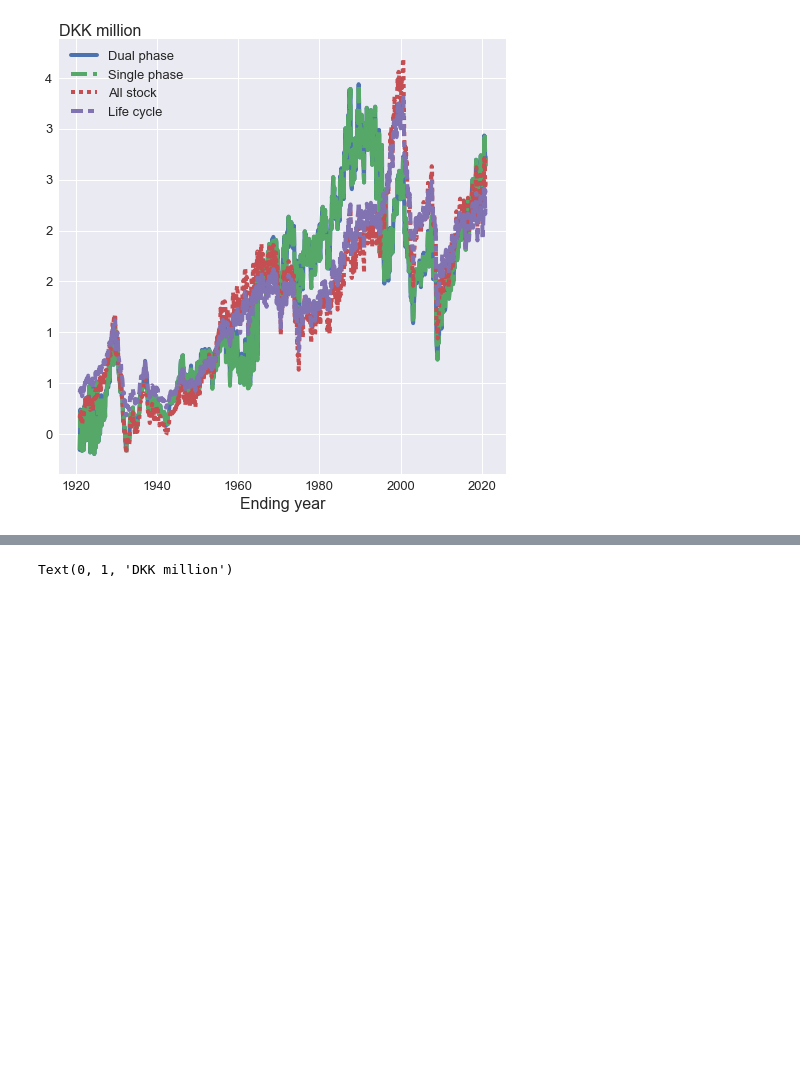
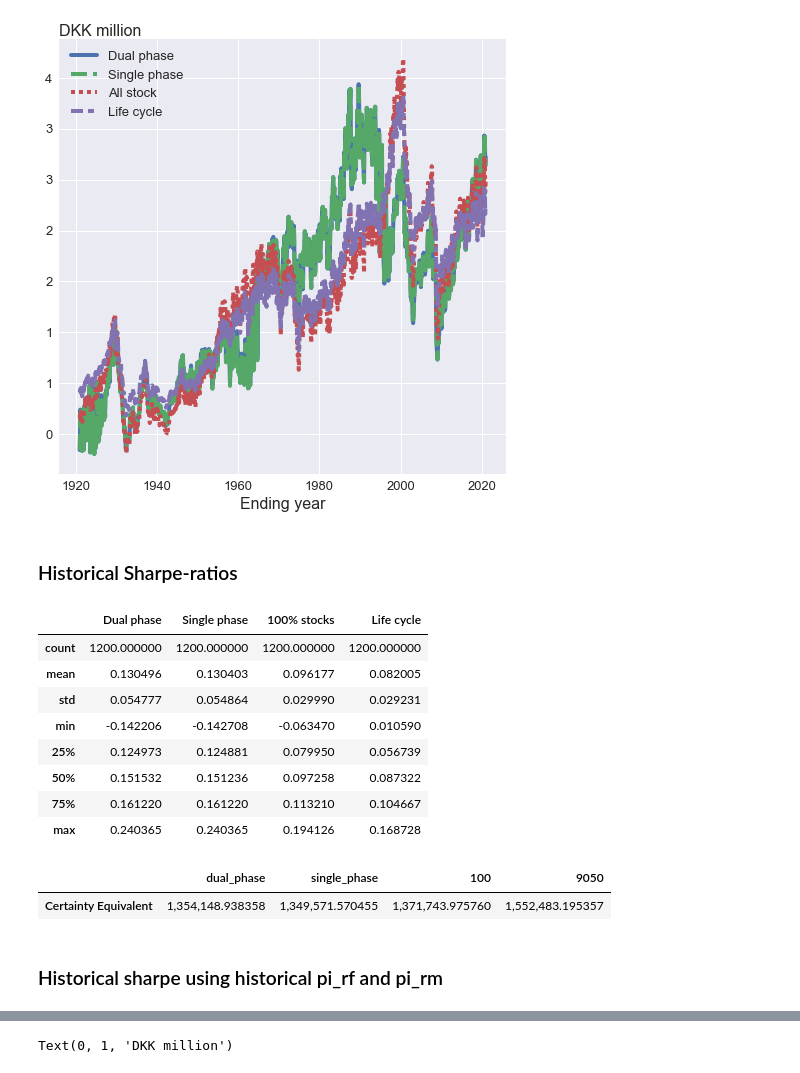
Before and after one commit to neriksen/applied_finance, a Jupyter notebook: shiller.ipynb, the cells around one changed output, grey strips where cells are left out. Saved outputs shown, nothing was run; the diff lists cells and outputs as text; code cells hidden in the pictures; blank space fills up the shorter version.

```diff
--- a/shiller.ipynb
+++ b/shiller.ipynb
@@ -193,3 +198,67 @@ ax.set_ylabel('DKK million', rotation=0, loc='top', labelpad=-96)
 # %% [output]
 Text(0, 1, 'DKK million')
 [figure]
+# %% [markdown]
+### Historical Sharpe-ratios
+# %%
+#final_wealth = []
+ports_shiller = []
+
+baseline_pi_rf = 0.987
+baseline_pi_rm = 0.934
+
+count = 0
+
+for year in range(1871, 1971):
+#for year in range(1901, 1971):
+    for month in range(1, 13):
+        begin = dt.date(year, month, 1).strftime('%Y-%m-%d')
+        end = dt.date(year+50, month, 1).strftime('%Y-%m-%d')
+        returns = df.copy().loc[begin:end, 'sp_return'].values
+        #cpi = df.loc[begin:end, 'cpi']*100/df.loc[begin, 'cpi']
+        #rf = roll_rf.copy().loc[begin]
+        #std = roll_std.copy().loc[begin]
+        #mr = roll_sp_return.copy().loc[begin]
+        #YEARLY_RF = np.full(len(returns), rf)
+        #YEARLY_RM = YEARLY_RF + 0.02
+        YEARLY_RF = df.long_rf.copy().loc[begin:end].values/100
+        YEARLY_RM = YEARLY_RF + 0.003
+
+        #pi_rf_shiller = cr.calc_pi(2, std, mr, YEARLY_RF)
+        #pi_rm_shiller = cr.calc_pi(2, std, mr, YEARLY_RF)
+        pi_rm_shiller = np.full(601, baseline_pi_rf)
+        pi_rf_shiller = np.full(601, baseline_pi_rm)
+
+        shiller_return = cr.fetch_returns_shiller(returns=returns, YEARLY_RF=YEARLY_RF, YEARLY_RM=YEARLY_RF, YEARLY_INCOME_GROWTH=0.03,
+                                                  PI_RF = pi_rf_shiller, PI_RM = pi_rm_shiller)
+        shiller_return['random_state'] = count
+        #final_wealth.extend([shiller_return.loc[600, ['dual_phase', 'single_phase', '100', '9050']].values])
+        ports_shiller.append(shiller_return)
+        #assert((returns == df.loc[begin:end, 'sp_return'].values).all)
+        count += 1
+
+ports_shiller = pd.concat(ports_shiller)
+ports_shiller.set_index('id', drop = False, append=True, inplace = True)
+ports_shiller = ports_shiller.reorder_levels(['id', 'period'])
+# %%
+historical_sharpe = sharpe.calculate_sharpe(ports_shiller)
+sns.kdeplot(data = historical_sharpe)
+# %%
+historical_sharpe.describe()
+# %% [output]
+|  | Dual phase | Single phase | 100% stocks | Life cycle |
+| count | 1200.000000 | 1200.000000 | 1200.000000 | 1200.000000 |
+| mean | 0.130496 | 0.130403 | 0.096177 | 0.082005 |
+| std | 0.054777 | 0.054864 | 0.029990 | 0.029231 |
+| min | -0.142206 | -0.142708 | -0.063470 | 0.010590 |
+| 25% | 0.124973 | 0.124881 | 0.079950 | 0.056739 |
+| 50% | 0.151532 | 0.151236 | 0.097258 | 0.087322 |
+| 75% | 0.161220 | 0.161220 | 0.113210 | 0.104667 |
+| max | 0.240365 | 0.240365 | 0.194126 | 0.168728 |
+# %%
+sharpe.CE_ports(ports_shiller)
+# %% [output]
+|  | dual_phase | single_phase | 100 | 9050 |
+| Certainty Equivalent | 1,354,148.938358 | 1,349,571.570455 | 1,371,743.975760 | 1,552,483.195357 |
+# %% [markdown]
+### Historical sharpe using historical pi_rf and pi_rm
```
Also changed, not shown: parts of 8 cells of this notebook.
